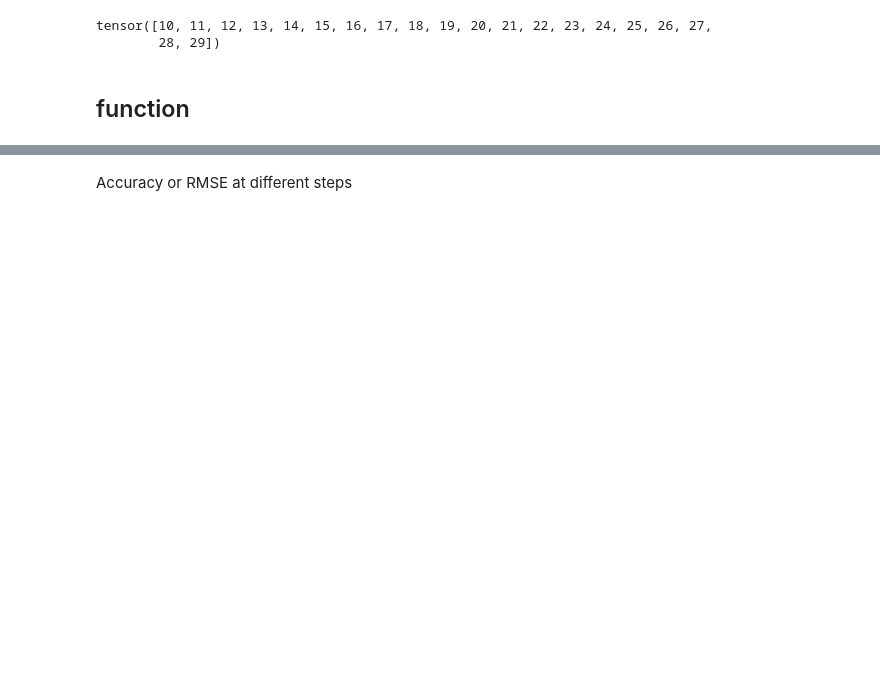
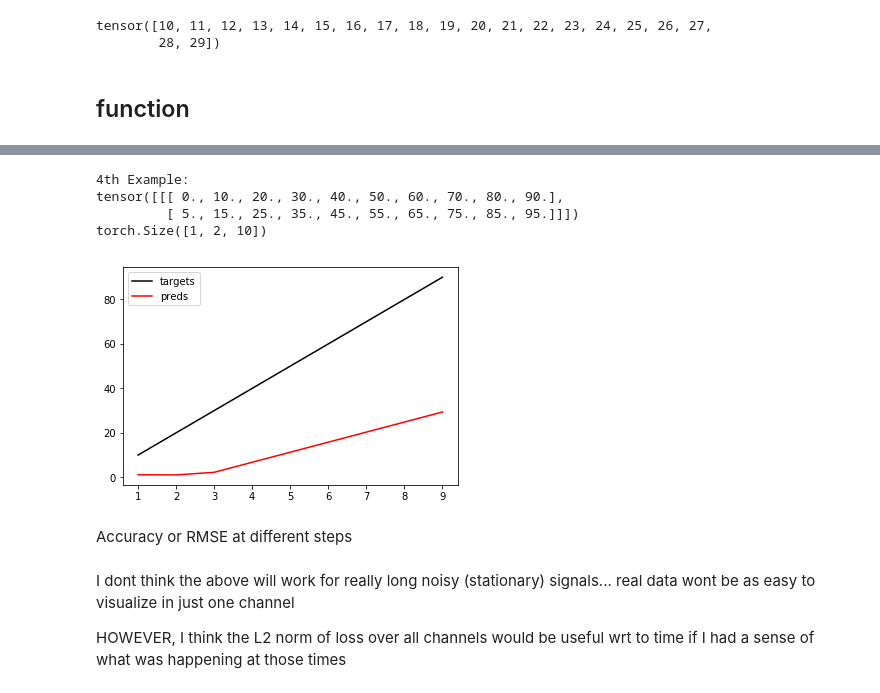
Before and after one commit to seanczak/torch_series_analysis, a Jupyter notebook: scoring_visualizing_multi_output.ipynb, the cells around one changed output, grey strips where cells are left out. Drawn from its saved outputs; the diff is of its cells as text; code cells hidden in the pictures; blank space fills up the shorter version.

```diff
--- a/scoring_visualizing_multi_output.ipynb
+++ b/scoring_visualizing_multi_output.ipynb
@@ -477,2 +587,56 @@ plot_multi_pred_lines(out_time,preds_jittered,targets,hs=[0,5,9])
+# %%
+kernel_size = 2
+dilation = 2
+stride = 1
+in_channels = 2
+out_channels = in_channels # autoencoder remember
+# new
+out_timesteps = 1
+
+model = Conv1dAutoencoder(in_channels = in_channels,
+                         # new
+                         out_channels = out_channels,
+                          out_timesteps = out_timesteps,
+                         kernel_size = kernel_size,
+                         bias = False,
+                         dilation = dilation,
+                         stride = stride)
+
+# model.conv.weight.data = torch.ones(out_channels * out_timesteps,in_channels,kernel_size)
+
+seq_len = 10
+example4 = torch.zeros((1,2,seq_len)) + torch.arange(seq_len).float() * 10
+example4[:,1] = example4[:,1] + 5
+print(f'4th Example:\n{example4}\n{example4.shape}\n')
+
+X, preds, targets, out_time = model(example4)
+# %% [output]
+4th Example:
+tensor([[[ 0., 10., 20., 30., 40., 50., 60., 70., 80., 90.],
+         [ 5., 15., 25., 35., 45., 55., 65., 75., 85., 95.]]])
+torch.Size([1, 2, 10])
+# %%
+def plot_single_pred(out_time, preds, targets, h, example_idx=0, channel_idx=0,
+              markersize = 4, pred_color = 'r', target_color = 'k', alpha = 0.8):
+    '''Plots two line plots if not stacked and a scatter plot for preds if it is'''
+    # select batch_example and channel, detach preds if necessary
+    ex_preds   = preds[example_idx,channel_idx].detach()
+    ex_targets = targets[example_idx,channel_idx]
+
+    # plot line graphs after squeezing the redundant output out
+    ex_preds   = ex_preds.squeeze()
+    ex_targets = ex_targets.squeeze()
+    plt.plot(out_time,ex_targets,c=target_color)
+    plt.plot(out_time,ex_preds,c=pred_color)
+    plt.legend(['targets','preds'])
+    return
+# preds_jittered = preds + torch.rand(preds.shape) * preds.mean()
+plot_single_pred(out_time,preds,targets,out_timesteps)
+# %% [output]
+[figure, added]
 # %% [markdown]
 Accuracy or RMSE at different steps
+# %% [markdown]
+I dont think the above will work for really long noisy (stationary) signals... real data wont be as easy to visualize in just one channel
+
+HOWEVER, I think the L2 norm of loss over all channels would be useful wrt to time if I had a sense of what was happening at those times
```
Also changed, not shown: parts of 15 cells of this notebook.
